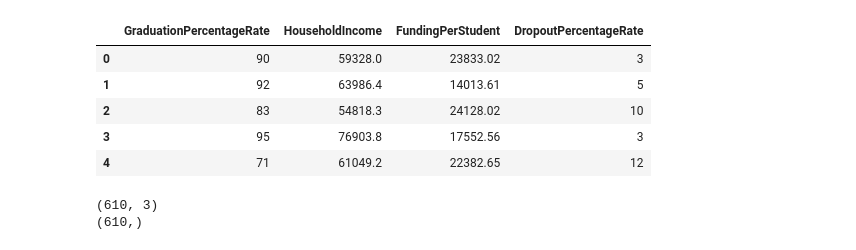
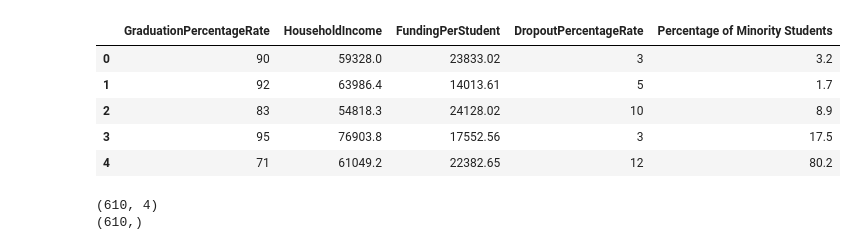
Before and after one commit to knowledgeforall/Dev10_Final_Project, a Jupyter notebook: code/Lasso_Model.ipynb, the cells around one changed output. Saved outputs shown, nothing was run; the diff lists cells and outputs as text; code cells hidden in the pictures.

```diff
--- a/code/Lasso_Model.ipynb
+++ b/code/Lasso_Model.ipynb
@@ -15,18 +15,18 @@ loc = (r"C:\Users\Minet\Documents\Repositories\Dev10_Final_Project\Datasets\MLMo
 # Importing the file from the file path contained in 'loc' into 'df'
 df = pd.read_csv(loc)
 # %%
-df = df[['GraduationPercentageRate','HouseholdIncome','FundingPerStudent', 'DropoutPercentageRate']]
+df = df[['GraduationPercentageRate','HouseholdIncome','FundingPerStudent', 'DropoutPercentageRate', 'Percentage of Minority Students']]
 df.head()
 # %% [output]
-|  | GraduationPercentageRate | HouseholdIncome | FundingPerStudent | DropoutPercentageRate |
-| 0 | 90 | 59328.0 | 23833.02 | 3 |
-| 1 | 92 | 63986.4 | 14013.61 | 5 |
-| 2 | 83 | 54818.3 | 24128.02 | 10 |
-| 3 | 95 | 76903.8 | 17552.56 | 3 |
-| 4 | 71 | 61049.2 | 22382.65 | 12 |
+|  | GraduationPercentageRate | HouseholdIncome | FundingPerStudent | DropoutPercentageRate | Percentage of Minority Students |
+| 0 | 90 | 59328.0 | 23833.02 | 3 | 3.2 |
+| 1 | 92 | 63986.4 | 14013.61 | 5 | 1.7 |
+| 2 | 83 | 54818.3 | 24128.02 | 10 | 8.9 |
+| 3 | 95 | 76903.8 | 17552.56 | 3 | 17.5 |
+| 4 | 71 | 61049.2 | 22382.65 | 12 | 80.2 |
 # %%
 # nysd = datasets.load_nystatedistricts()
-features=['HouseholdIncome','FundingPerStudent', 'DropoutPercentageRate']
+features=['HouseholdIncome','FundingPerStudent', 'DropoutPercentageRate', 'Percentage of Minority Students']
 # features=['HouseholdIncome']
 target=['GraduationPercentageRate']
 
@@ -36,5 +36,5 @@ print(X.shape)
 y = df.iloc[:, 0]
 print(y.shape)
 # %% [output]
-(610, 3)
+(610, 4)
 (610,)
```
Also changed, not shown: parts of 9 cells of this notebook, 5 other files.
